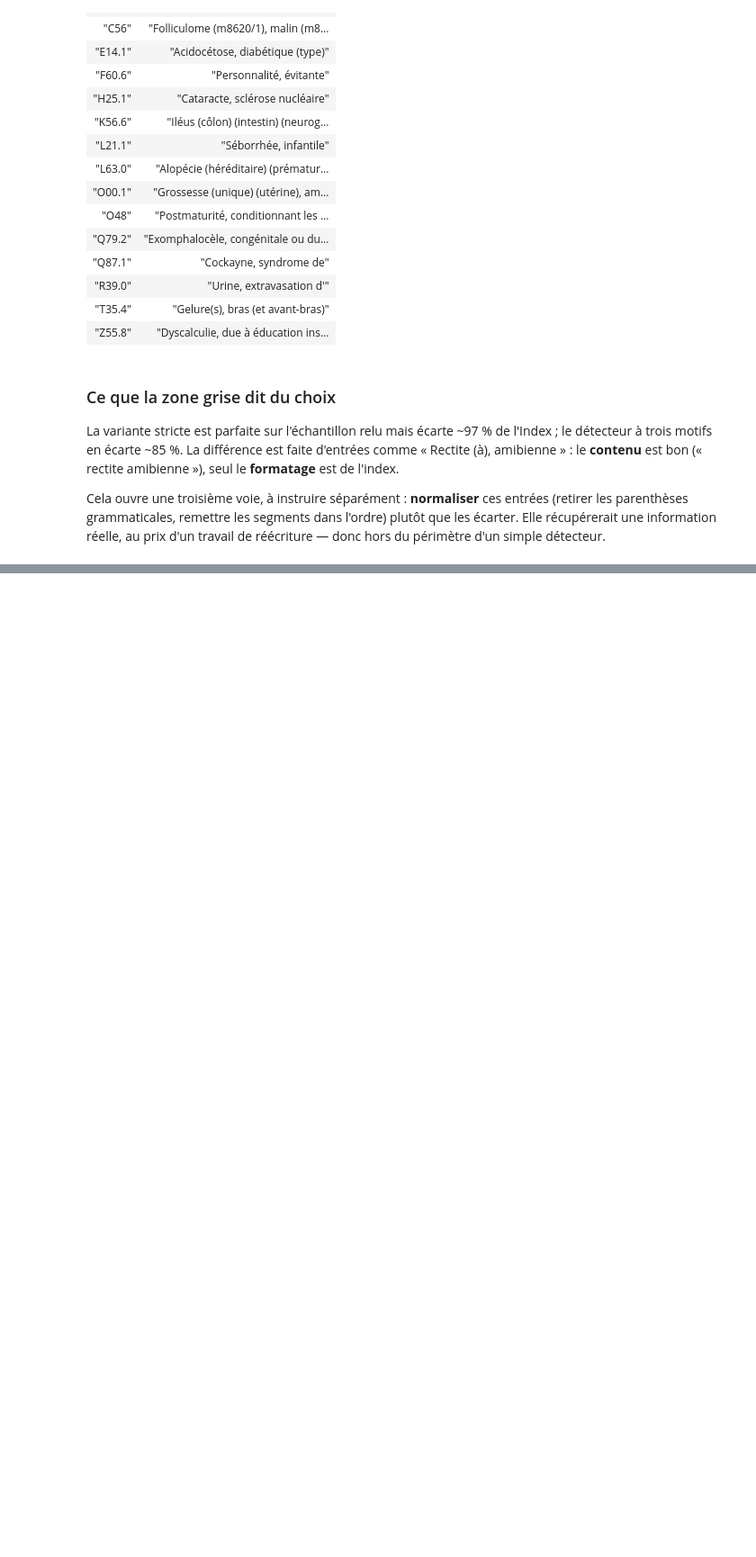
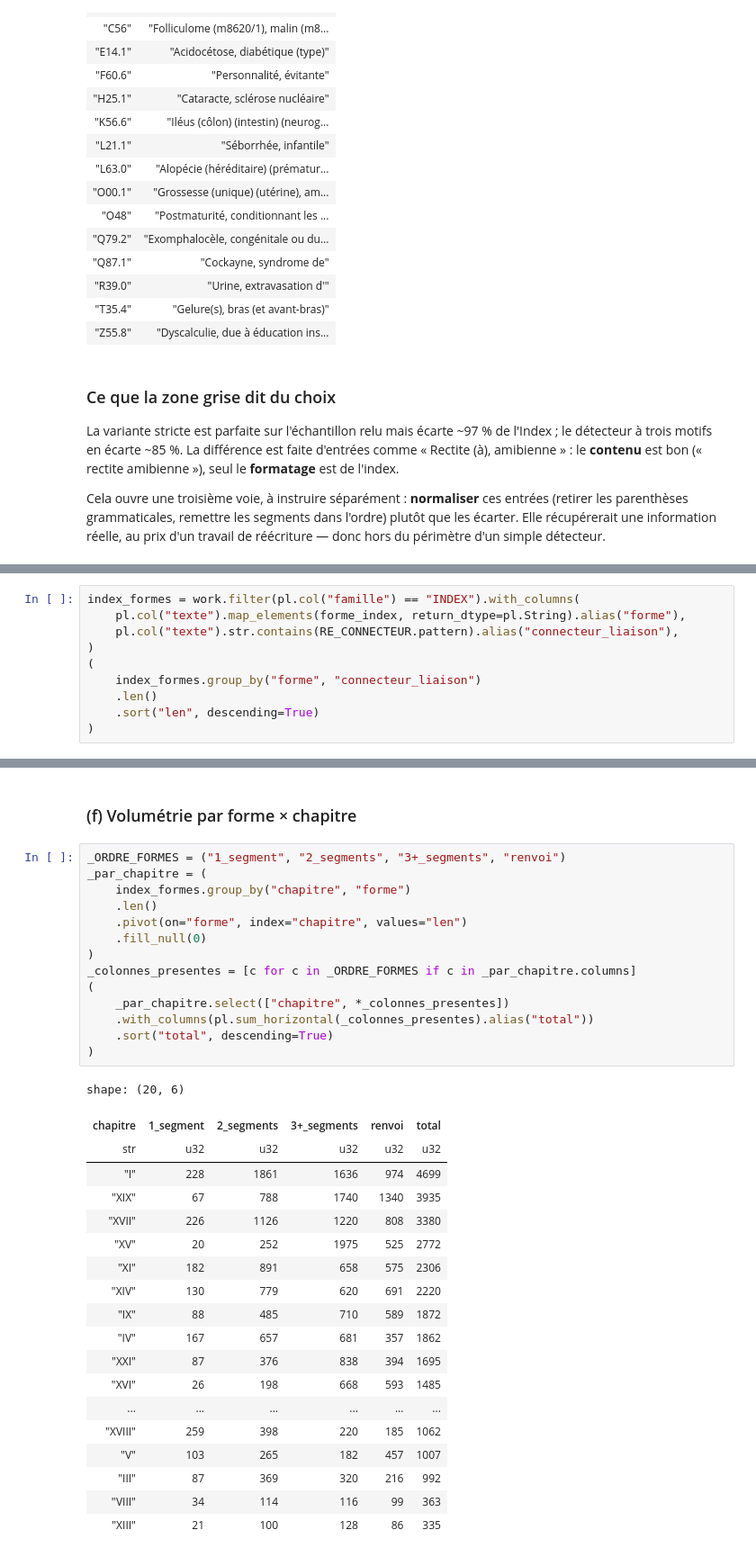
Before and after one commit to 24p11/recode-icd, a Jupyter notebook: scripts/explore/qualite_sources_par_chapitre.ipynb, the cells around one changed output, grey strips where cells are left out. Shown at 90% size. Saved outputs shown, nothing was run; the diff lists cells and outputs as text; blank space fills up the shorter version.

```diff
--- a/scripts/explore/qualite_sources_par_chapitre.ipynb
+++ b/scripts/explore/qualite_sources_par_chapitre.ipynb
@@ -1195,0 +1260,10 @@ périmètre d'un simple détecteur.
+# %%
+index_formes = work.filter(pl.col("famille") == "INDEX").with_columns(
+    pl.col("texte").map_elements(forme_index, return_dtype=pl.String).alias("forme"),
+    pl.col("texte").str.contains(RE_CONNECTEUR.pattern).alias("connecteur_liaison"),
+)
+(
+    index_formes.group_by("forme", "connecteur_liaison")
+    .len()
+    .sort("len", descending=True)
+)
@@ -1195,0 +1282,36 @@ périmètre d'un simple détecteur.
+# %% [markdown]
+### (f) Volumétrie par forme × chapitre
+# %%
+_ORDRE_FORMES = ("1_segment", "2_segments", "3+_segments", "renvoi")
+_par_chapitre = (
+    index_formes.group_by("chapitre", "forme")
+    .len()
+    .pivot(on="forme", index="chapitre", values="len")
+    .fill_null(0)
+)
+_colonnes_presentes = [c for c in _ORDRE_FORMES if c in _par_chapitre.columns]
+(
+    _par_chapitre.select(["chapitre", *_colonnes_presentes])
+    .with_columns(pl.sum_horizontal(_colonnes_presentes).alias("total"))
+    .sort("total", descending=True)
+)
+# %% [output]
+shape: (20, 6)
+| chapitre | 1_segment | 2_segments | 3+_segments | renvoi | total |
+| str | u32 | u32 | u32 | u32 | u32 |
+| "I" | 228 | 1861 | 1636 | 974 | 4699 |
+| "XIX" | 67 | 788 | 1740 | 1340 | 3935 |
+| "XVII" | 226 | 1126 | 1220 | 808 | 3380 |
+| "XV" | 20 | 252 | 1975 | 525 | 2772 |
+| "XI" | 182 | 891 | 658 | 575 | 2306 |
+| "XIV" | 130 | 779 | 620 | 691 | 2220 |
+| "IX" | 88 | 485 | 710 | 589 | 1872 |
+| "IV" | 167 | 657 | 681 | 357 | 1862 |
+| "XXI" | 87 | 376 | 838 | 394 | 1695 |
+| "XVI" | 26 | 198 | 668 | 593 | 1485 |
+| ... | ... | ... | ... | ... | ... |
+| "XVIII" | 259 | 398 | 220 | 185 | 1062 |
+| "V" | 103 | 265 | 182 | 457 | 1007 |
+| "III" | 87 | 369 | 320 | 216 | 992 |
+| "VIII" | 34 | 114 | 116 | 99 | 363 |
+| "XIII" | 21 | 100 | 128 | 86 | 335 |
```
Also changed, not shown: parts of 27 cells of this notebook, 2 other files.
